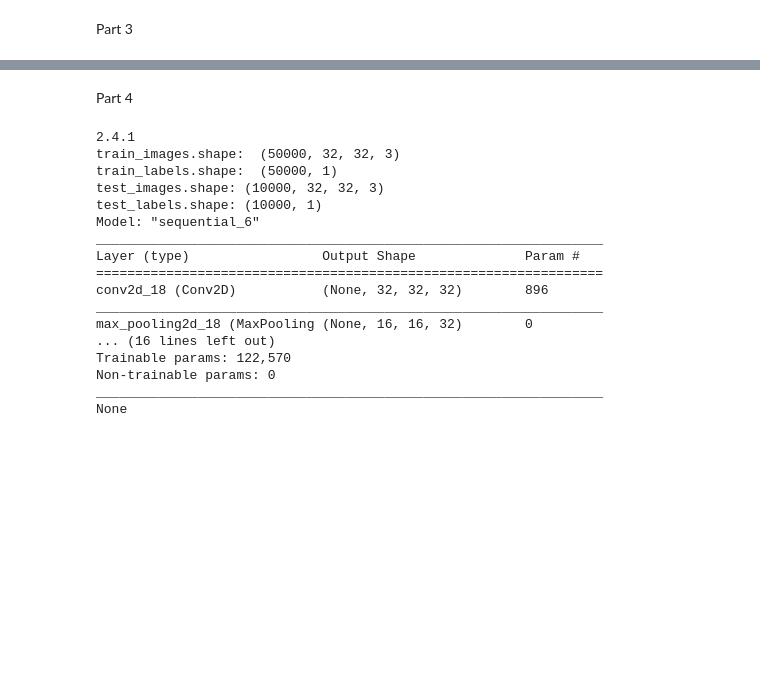
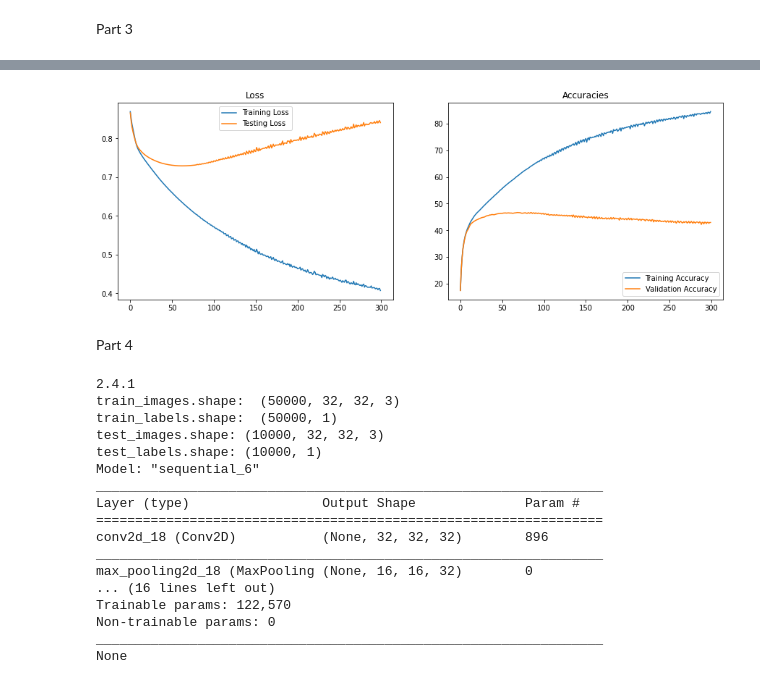
Before and after one commit to Nirhoshan/Image-Processing, a Jupyter notebook: assignment_4.ipynb, the cells around one changed output, grey strips where cells are left out. Cells and saved outputs as stored; diff of their text form; code cells hidden in the pictures; blank space fills up the shorter version.

```diff
--- a/assignment_4.ipynb
+++ b/assignment_4.ipynb
@@ -240,28 +272 @@ iterarion 270/300: loss 0.750729
 Done
-# %%
-plt.plot(loss_history)
-fig,ax=plt.subplots(1,5,figsize=(25,10))
-
-for i in range(5):
-    img=w1[:,i].reshape(32,32,3)
-    ax[i].imshow(img*1000)
-plt.show
-
-
-xt=x_train
-print('xt',xt.shape)
-h=1/(1+np.exp(-(xt.dot(w1)+b1)))
-y_pred=h.dot(w2)+b2
-
-train_acc= 1-1/Ntr *(np.abs(np.argmax(y_train,axis=1)-np.argmax(y_pred,axis=1))).sum()/K
-#train_acc = accuracy(y_train,y_pred)
-print('train_acc',train_acc)
-
-xt=x_test
-print('xt',xt.shape)
-h=1/(1+np.exp(-(xt.dot(w1)+b1)))
-y_pred=h.dot(w2)+b2
-
-test_acc= 1-1/Nte *(np.abs(np.argmax(y_test,axis=1)-np.argmax(y_pred,axis=1))).sum()/K
-#test_acc = accuracy(y_test, y_pred)
-print('test_acc',test_acc)
@@ -407,3 +404,16 @@ test_acc 0.78845
+# %%
+fig, ax = plt.subplots(1,2, figsize = (15,5))
+ax[0].plot(train_loss_history, label = 'Training Loss')
+ax[0].plot(test_loss_history, label = 'Testing Loss')
+ax[0].legend(loc ='upper center')
+ax[0].set_title('Loss')
+ax[1].plot(train_acc_history, label = 'Training Accuracy')
+ax[1].plot(val_acc_history, label = 'Validation Accuracy')
+ax[1].legend(loc='lower right')
+ax[1].set_title('Accuracies')
+plt.show()
+# %% [output]
+[figure, added]
 # %% [markdown]
 Part 4
 # %%
```
Also changed, not shown: parts of 11 cells of this notebook.
